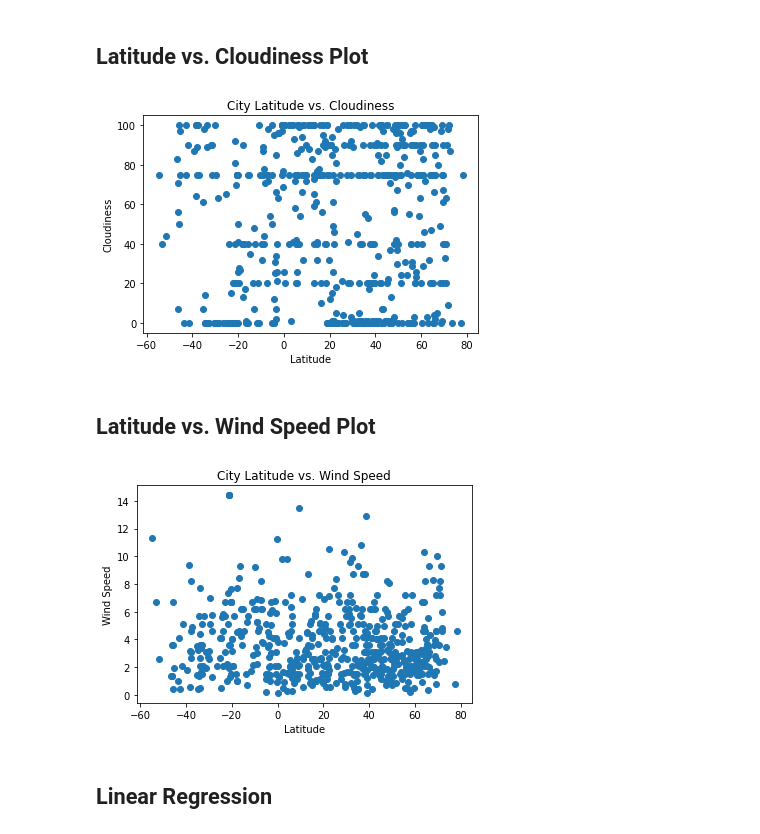
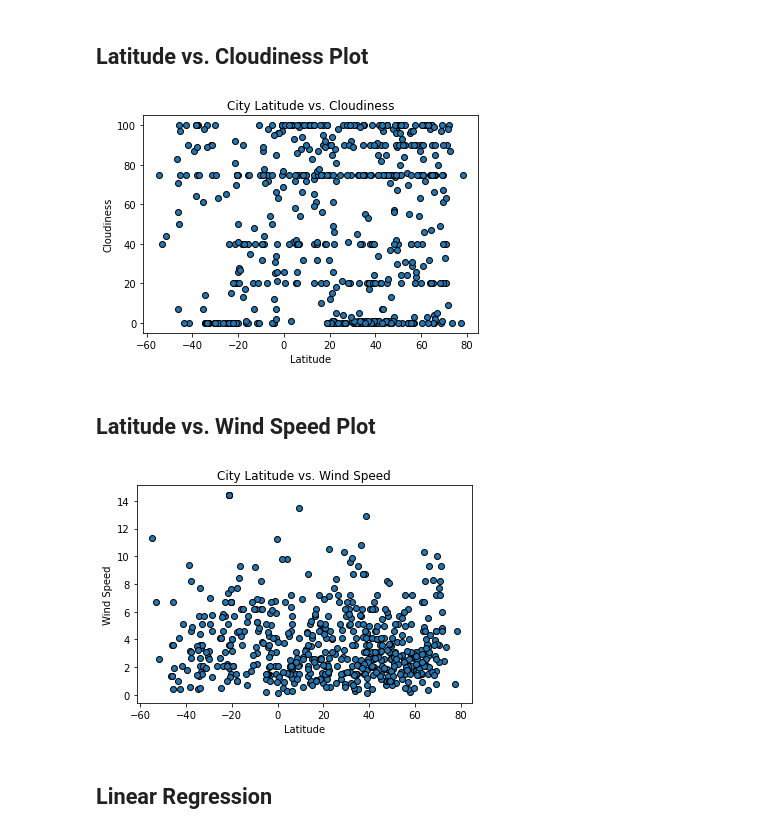
Before and after one commit to jessyoder/Python-Api-Challenge, a Jupyter notebook: WeatherPy/weather_py_practice-Copy1.ipynb, the cells around one changed output. Saved outputs shown, nothing was run; the diff lists cells and outputs as text; code cells hidden in the pictures.

```diff
--- a/WeatherPy/weather_py_practice-Copy1.ipynb
+++ b/WeatherPy/weather_py_practice-Copy1.ipynb
@@ -233,20 +233,20 @@ y_axis = lat_vs_cloud["Cloudiness"]
 plt.title("City Latitude vs. Cloudiness")
 plt.xlabel("Latitude")
 plt.ylabel("Cloudiness")
-lat_vs_hum_plot = plt.scatter(x_axis, y_axis)
+lat_vs_hum_plot = plt.scatter(x_axis, y_axis, edgecolors="black")
 # %% [output]
-[figure, old version]
+[figure, new version]
 # %% [markdown]
 ## Latitude vs. Wind Speed Plot
 # %%
 lat_vs_wind = weather_df[["Lat", "Wind Speed"]]
 x_axis = lat_vs_wind["Lat"]
 y_axis = lat_vs_wind["Wind Speed"]
 plt.title("City Latitude vs. Wind Speed")
 plt.xlabel("Latitude")
 plt.ylabel("Wind Speed")
-lat_vs_hum_plot = plt.scatter(x_axis, y_axis)
+lat_vs_hum_plot = plt.scatter(x_axis, y_axis, edgecolors="black")
 # %% [output]
-[figure, old version]
+[figure, new version]
 # %% [markdown]
 ## Linear Regression
```
Also changed, not shown: parts of 6 cells of this notebook, 1 other file.
